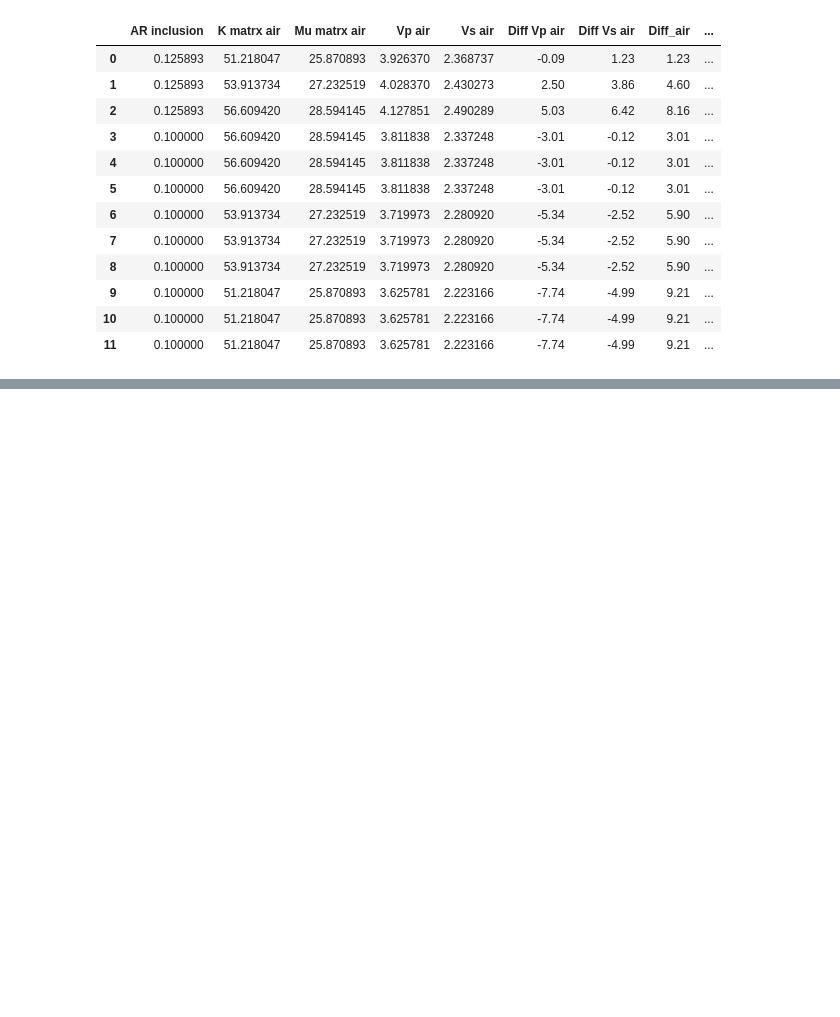
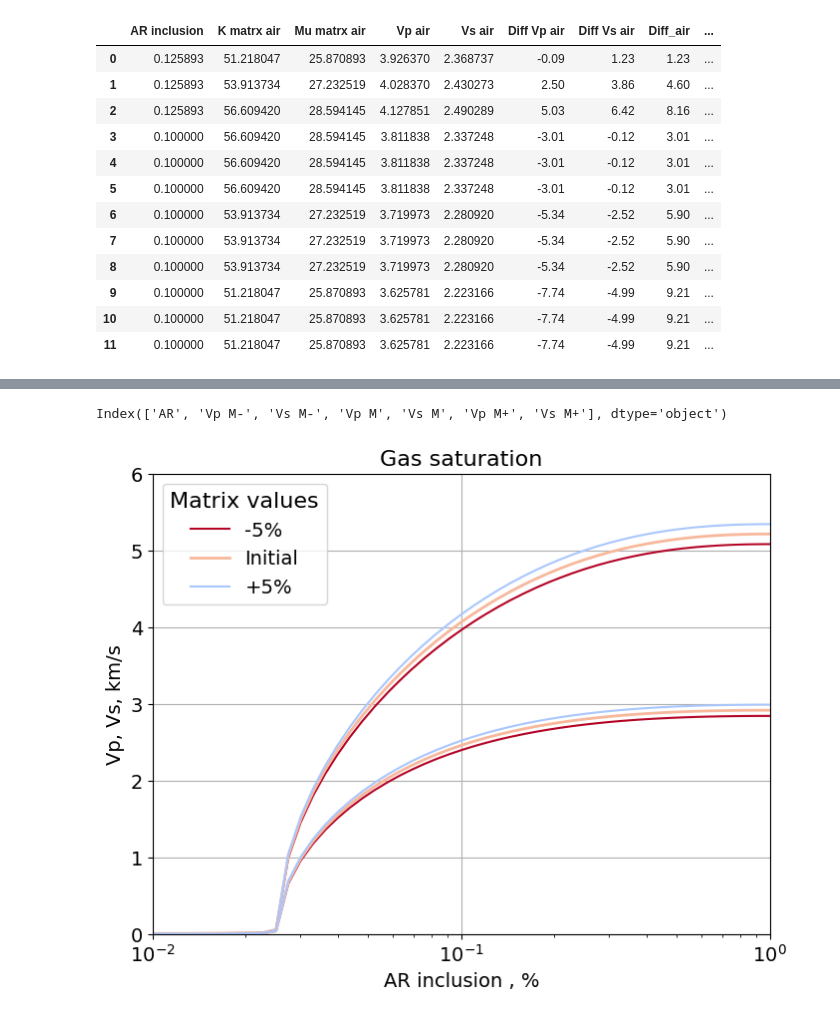
Before and after one commit to MariiaKalinina/Elasticity, a Jupyter notebook: Berryman_SC.ipynb, the cells around one changed output, grey strips where cells are left out. Cells and saved outputs as stored; diff of their text form; code cells hidden in the pictures; blank space fills up the shorter version.

```diff
--- a/Berryman_SC.ipynb
+++ b/Berryman_SC.ipynb
@@ -687,0 +651,15 @@ merged_data.sort_values(by=f'Diff air+water')
+# %%
+sensetivity_air = pd.DataFrame()
+# %%
+# Input data
+porosity = 10.4/100 ### Average experimental porosity
+AR = np.logspace(-2, 0, num=51) ### Range 0.01 - 1
+
+### Matrix
+K_air_mtrx, Mu_air_mtrx = 53.91373366666666, 27.232519
+K_water_mtrx, Mu_water_mtrx = 63.66756566666667, 28.624375
+
+### Fluid
+K_oil, Mu_oil, p_oil = 0.26, 10**-12, 1.04
+K_water, Mu_water, p_water = 2.25, 10**-20, 1.04 ### water
+K_air, Mu_air, p_air = 10**-6, 10**-6, 1.22 ### air
@@ -687,0 +689,4 @@ merged_data.sort_values(by=f'Diff air+water')
+# %%
+# sensetivity_air['AR'] = AR
+sensetivity_air['Vp M+'] = Vp_fluid_list
+sensetivity_air['Vs M+'] = Vs_fluid_list
@@ -687,0 +711,39 @@ merged_data.sort_values(by=f'Diff air+water')
+# %%
+air.columns
+# %% [output]
+Index(['AR', 'Vp M-', 'Vs M-', 'Vp M', 'Vs M', 'Vp M+', 'Vs M+'], dtype='object')
+# %%
+plt.figure(figsize=(8,6))
+
+x_values = sensetivity_air['AR']
+
+# Vp
+plt.plot(x_values, sensetivity_air['Vp M-'], color='#b40426', label='-5%')
+plt.plot(x_values, sensetivity_air['Vp M'], color='#f7b89c',  label='Initial', linewidth=2)
+plt.plot(x_values, sensetivity_air['Vp M+'], color='#aac7fd', label='+5%')
+
+
+# Vs
+plt.plot(x_values, sensetivity_air['Vs M-'], color='#b40426')
+plt.plot(x_values, sensetivity_air['Vs M'], color='#f7b89c',linewidth=2)
+plt.plot(x_values, sensetivity_air['Vs M+'], color='#aac7fd')
+
+
+
+plt.xlabel('AR inclusion , %', fontsize=14)  # Set x label font to Arial
+plt.ylabel('Vp, Vs, km/s', fontsize=14)  # Set y label font to Arial
+plt.title('Gas saturation', fontsize=16)  # Set title font to Arial
+
+plt.xticks(fontsize=14)  # Set x ticks font to Arial
+plt.yticks(fontsize=14)  # Set y ticks font to Arial
+
+plt.legend(title=r'Matrix values', fontsize=14, title_fontsize=16, loc='upper left')
+
+plt.xscale("log")
+plt.xlim(10**-2, 10**0)
+plt.ylim(0, 6)
+plt.grid()
+
+plt.show()
+# %% [output]
+[figure, added]
```
Also changed, not shown: parts of 16 cells of this notebook.
